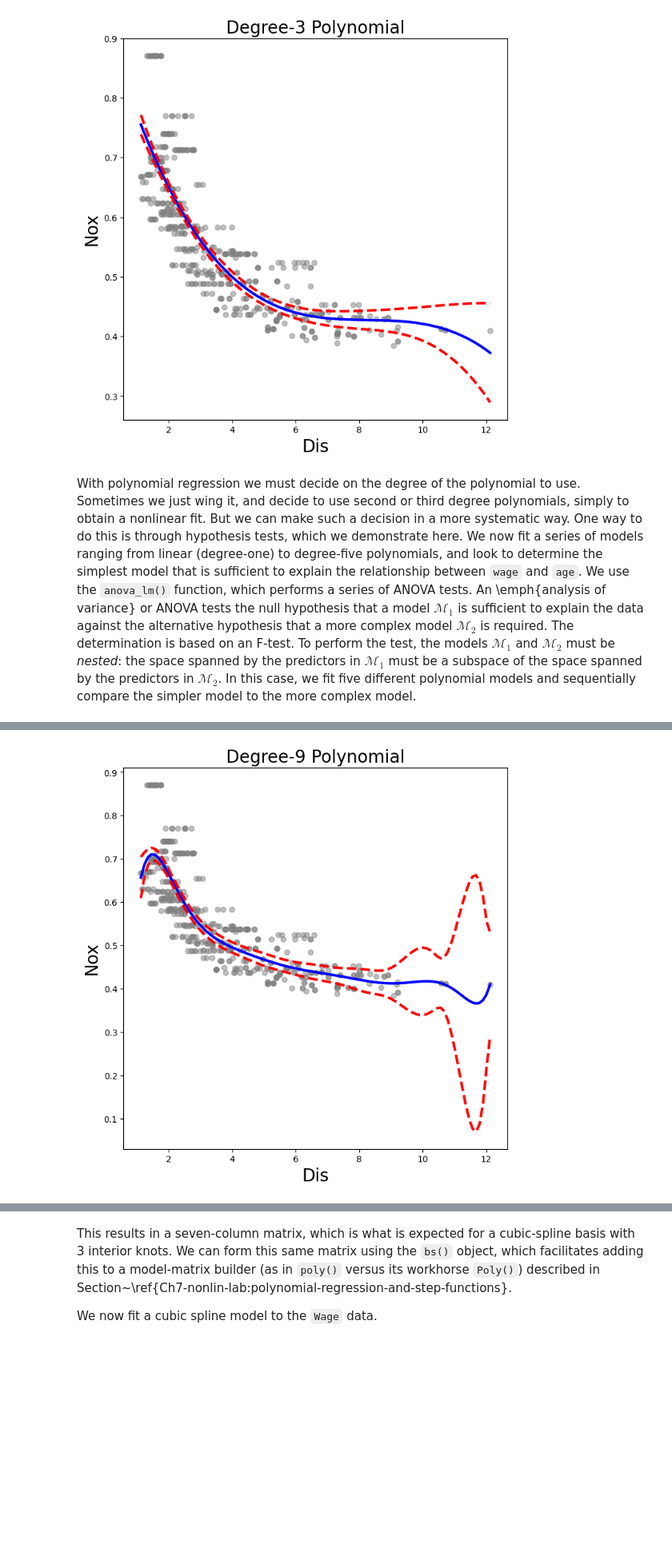
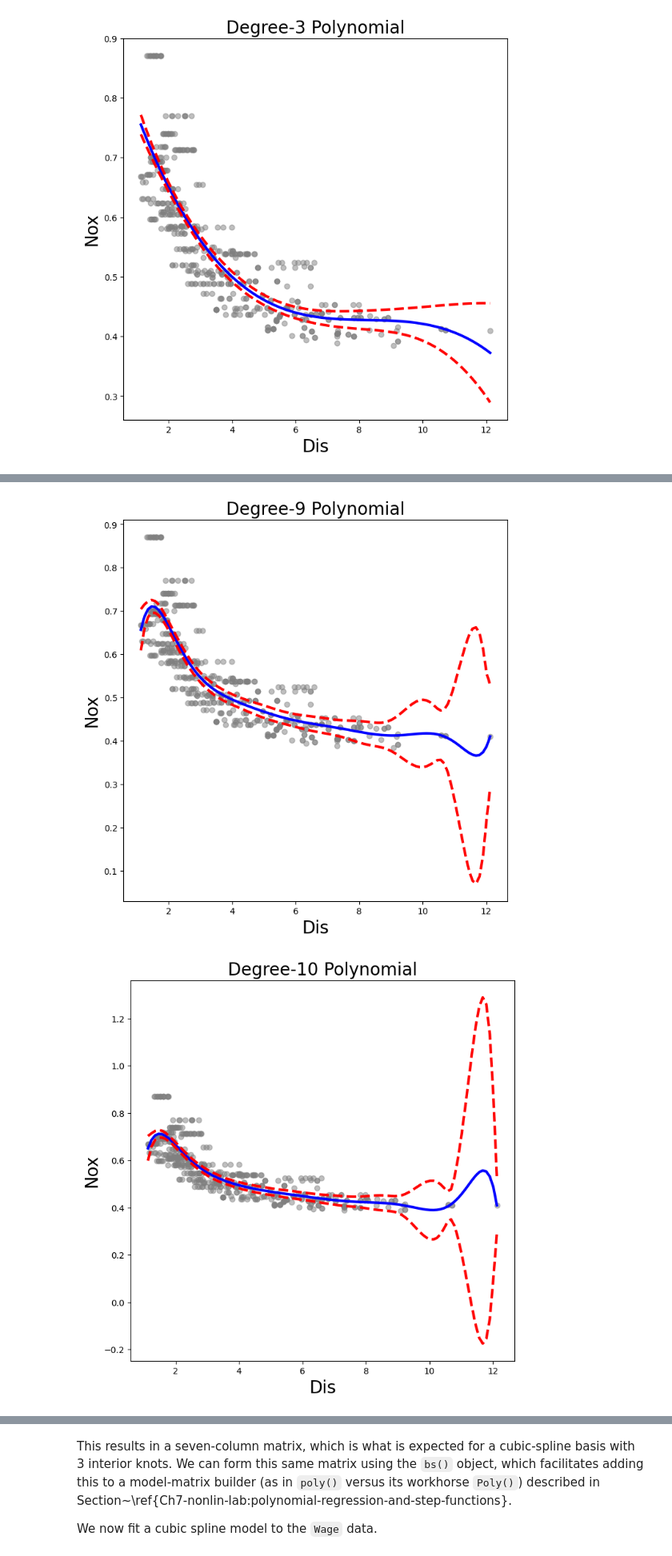
Before and after one commit to umbrella0516/CSC1004-python-project, a Jupyter notebook: Ch07-nonlin-lab.ipynb, the cells around one changed output, grey strips where cells are left out. Shown at 80% size. Drawn from its saved outputs; the diff is of its cells as text; code cells hidden in the pictures; blank space fills up the shorter version.

```diff
--- a/Ch07-nonlin-lab.ipynb
+++ b/Ch07-nonlin-lab.ipynb
@@ -157,28 +116,6 @@ plot_nox_fit(dis_df,
        'Degree-3 Polynomial');
 # %% [output]
 [figure]
-# %% [markdown]
-With  polynomial regression we must decide on the degree of
-the polynomial to use. Sometimes we just wing it, and decide to use
-second or third degree polynomials, simply to obtain a nonlinear fit. But we can
-make such a decision in a more systematic way. One way to do this is through hypothesis
-tests, which we demonstrate here. We now fit a series of models ranging from
-linear (degree-one) to degree-five polynomials,
-and look to determine the simplest model that is sufficient to
-explain the relationship between `wage` and `age`. We use the
-`anova_lm()`  function, which performs a series of ANOVA
-tests.
-An \emph{analysis of
-  variance}  or ANOVA tests the null
-hypothesis that a model $\mathcal{M}_1$ is sufficient to explain the
-data against the alternative hypothesis that a more complex model
-$\mathcal{M}_2$ is required. The determination is based on an F-test.
-To perform the test, the models  $\mathcal{M}_1$ and $\mathcal{M}_2$ must be *nested*:
-the space spanned by the predictors in $\mathcal{M}_1$ must be a subspace of the
-space spanned by the predictors in $\mathcal{M}_2$. In this case, we
-fit five different polynomial
-models and sequentially compare the simpler model to the more complex
-model.
 # %%
 def get_RSS(dis_df, basis, d):
   X = basis.transform(Data)
@@ -190,7 +127,7 @@ def get_RSS(dis_df, basis, d):
   print("Residual Sum of Squares of Degree-{d} Polynomial: {rss}".format(d=d,rss=rss))
   return rss
 # %%
-for d in range(1, 10):
+for d in range(1, 11):
   model = MS([poly('dis', degree=d)])
   X = model.fit(Data)
   plot_nox_fit(dis_df, X, 'Degree-{} Polynomial'.format(d))
@@ -208,9 +146,10 @@ Residual Sum of Squares of Degree-9 Polynomial: 1.8333308044915937
 [figure]
 [figure]
 [figure]
 [figure]
 [figure]
 [figure]
 [figure]
 [figure]
 [figure]
+[figure, added]
```
Also changed, not shown: parts of 23 cells of this notebook.
